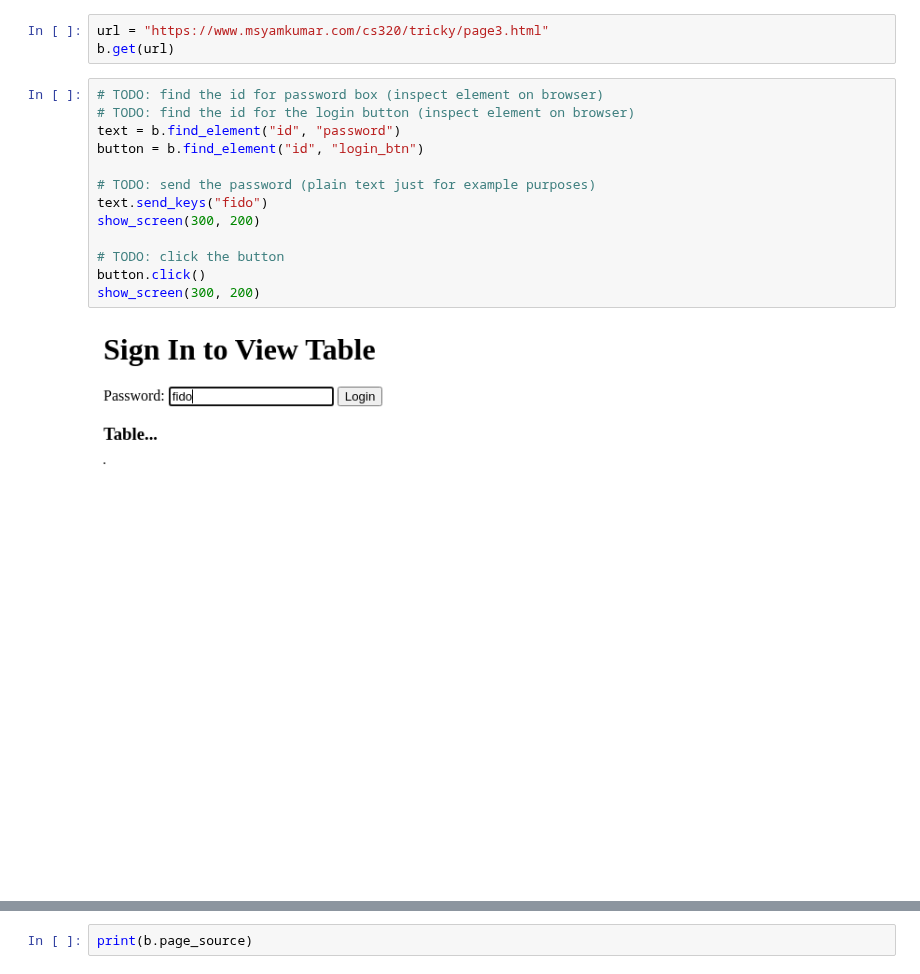
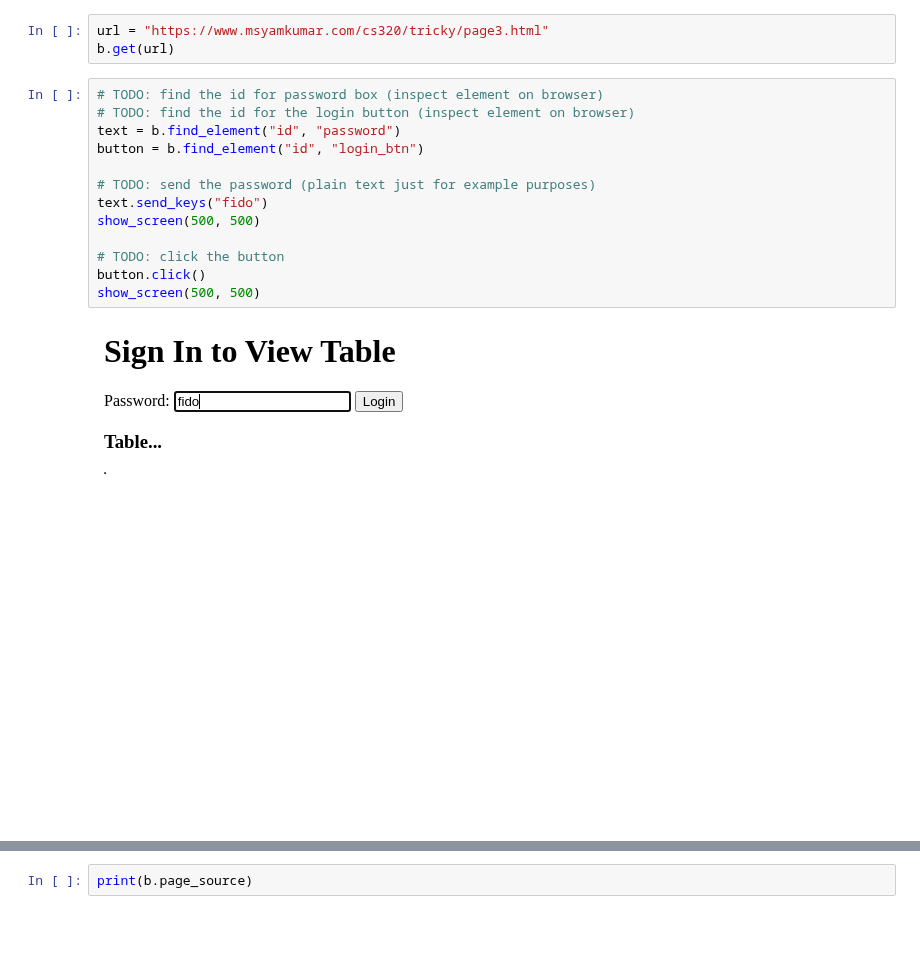
Before and after one commit to msyamkumar/cs320-lecture-notes, a Jupyter notebook: lec_18_Web_2_Recursive_Crawl/lecture.ipynb, the cells around one changed output, grey strips where cells are left out. Saved outputs shown, nothing was run; the diff lists cells and outputs as text; blank space fills up the shorter version.

```diff
--- a/lec_18_Web_2_Recursive_Crawl/lecture.ipynb
+++ b/lec_18_Web_2_Recursive_Crawl/lecture.ipynb
@@ -190,15 +197,15 @@ b.get(url)
 # %%
 # TODO: find the id for password box (inspect element on browser)
 # TODO: find the id for the login button (inspect element on browser)
 text = b.find_element("id", "password")
 button = b.find_element("id", "login_btn")
 
 # TODO: send the password (plain text just for example purposes)
 text.send_keys("fido")
-show_screen(300, 200)
+show_screen(500, 500)
 
 # TODO: click the button
 button.click()
-show_screen(300, 200)
+show_screen(500, 500)
 # %% [output]
-[figure, old version]
+[figure, new version]
```
Also changed, not shown: parts of 11 cells of this notebook, 1 other file.
